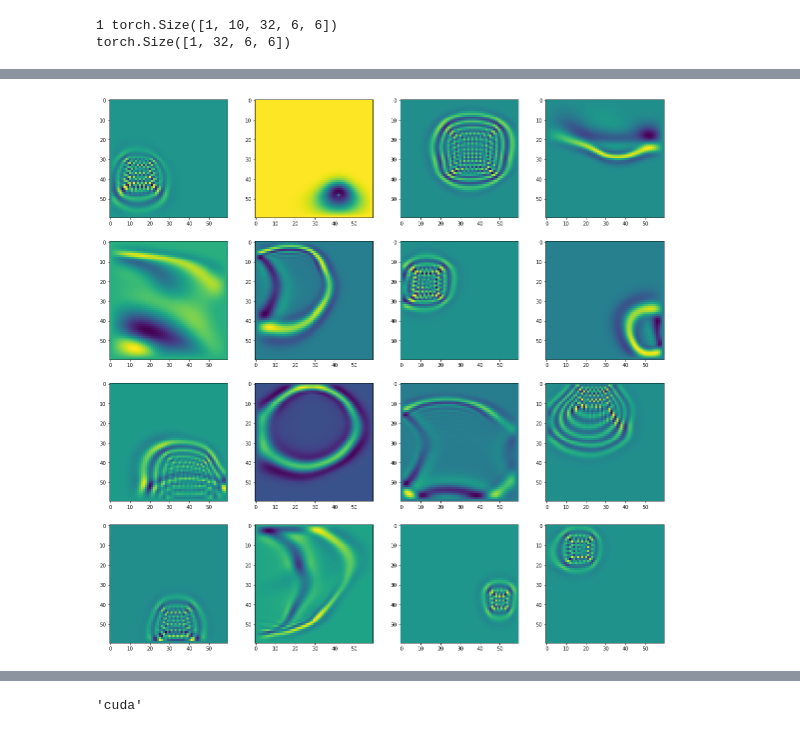
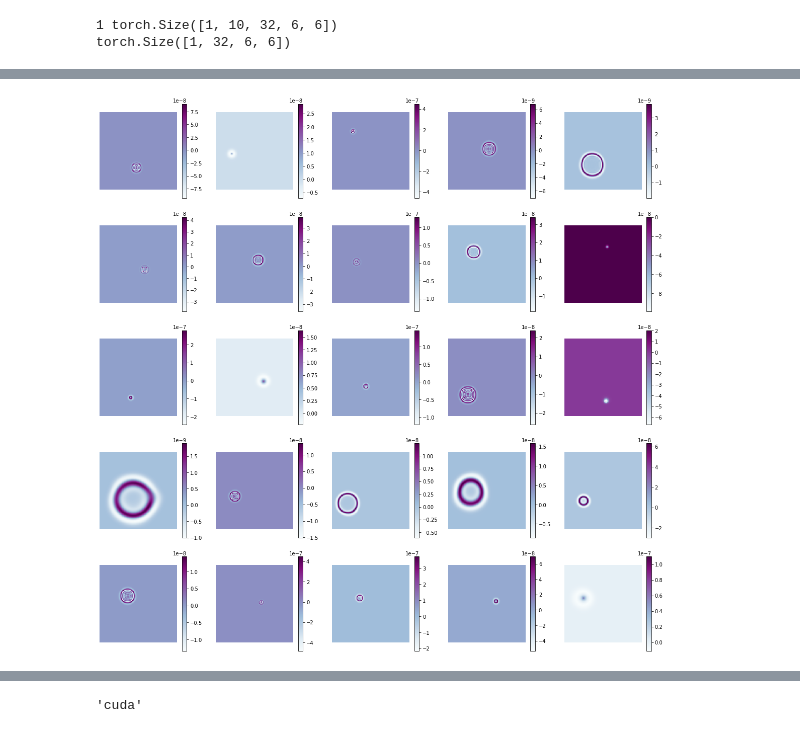
Before and after one commit to GerasimovIV/wave-propagation, a Jupyter notebook: Data.ipynb, the cells around one changed output, grey strips where cells are left out. Cells and saved outputs as stored; diff of their text form; code cells hidden in the pictures.

```diff
--- a/Data.ipynb
+++ b/Data.ipynb
@@ -233,27 +245,3 @@ print(end_seconds - start_seconds)
 # tr = Simulator.get_input_and_label(0)
 # tr['input'].shape
 # tr['label'].shape
-# %%
-def get_rand_a():
-  sigma = np.random.choice(np.array([5, 10, 15, 20]))
-  return 1/(2*sigma**2)
-
-def get_rand_src(dd, n, nabs):
-
-  return np.random.uniform(low = (dd * n) * nabs / n, high = (dd * n) * (1 - nabs / n))
-
-def get_rand_wav(nt, dt, f0):
-  time_vec = np.linspace(0, nt * dt, nt) # time vector
-  # f0 = np.random.choice(np.array([25, 30])) # central frequency of the wavelet
-  t0 = 1/f0 # a shift to make sure wavelet is causal
-  scale = 1.#1e+7
-  wav  = scale * (1.0-2.0*np.power(np.pi*f0*(time_vec-t0),2))*np.exp(-np.power(np.pi*f0*(time_vec-t0),2)) # computing the wavelet
-  return wav#, f0
-
-def get_rand_dd(vp_min, f0, N_lam_low = 4 , N_lam_high = 6):
-  # return np.random.randint(low=5, high=20)
-  return np.random.uniform(low = vp_min / (f0 * N_lam_high), high = vp_min / (f0 * N_lam_low))
-
-def get_rand_dt(dd, max_vp):
-  return np.random.uniform(low = dd / max_vp / np.sqrt(2) / 5,
-                           high = dd / max_vp / np.sqrt(2))
@@ -340,9 +357,0 @@ def get_batch(batchsize = 20):
-# %%
-for i in range(100):
-  print('==============================================')
-  bat = get_batch(1)
-  print(bat[1][0][0].min() / ( bat[-1] * bat[-2]))
-  plt.imshow(bat[0][0][198])
-  plt.show()
-  plt.imshow(bat[1][0][0])
-  plt.show()
@@ -367,5 +358,5 @@ for i in range(100):
 # %%
-def show_grig(img_batch, n_rows, ):
+def show_grig(img_batch, n_rows):
     batch_size = img_batch.shape[0]
 
     assert batch_size == n_rows ** 2
@@ -373,8 +364,10 @@ def show_grig(img_batch, n_rows, ):
     plt.figure(figsize=(20, 20))
     for i in range(batch_size):
         plt.subplot(n_rows, n_rows, i + 1)
-        plt.imshow(img_batch[i])
+        plt.imshow(img_batch[i], cmap=plt.cm.BuPu, interpolation='nearest')
+        plt.axis('off')
+        plt.colorbar()
     plt.show()
 # %%
-n_rows = 4
+n_rows = 5
 batch = get_batch(n_rows ** 2)
@@ -381,7 +392,7 @@ batch = get_batch(n_rows ** 2)
 # %%
-show_grig(batch[0][:, -1, :, :], n_rows)
+show_grig(batch[0][:, 198, :, :], n_rows)
 # %% [output]
-[figure, old version]
+[figure, new version]
 # %%
 show_grig(batch[1][:, 0, :, :], n_rows)
 # %% [output]
```
Also changed, not shown: parts of 30 cells of this notebook.
